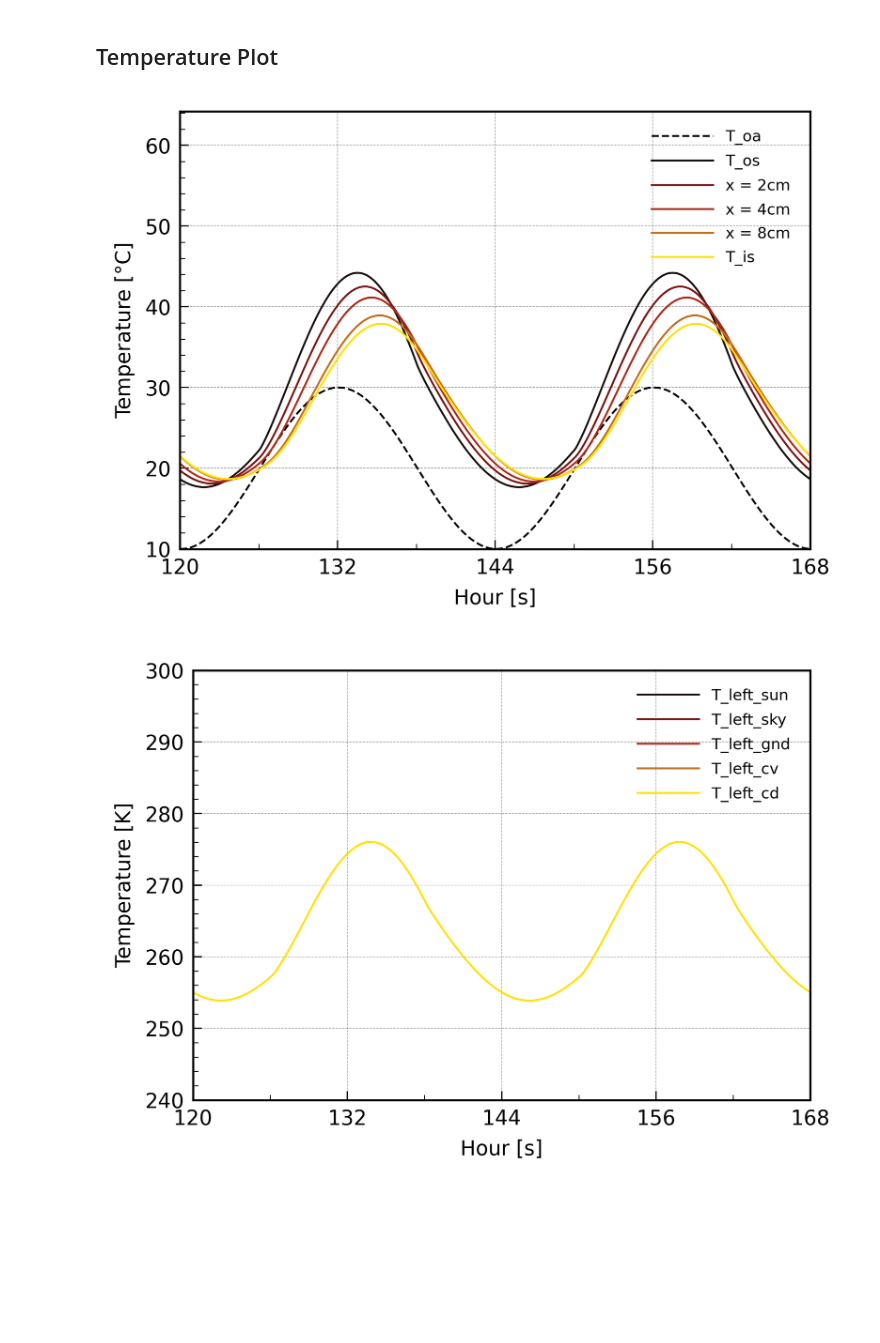
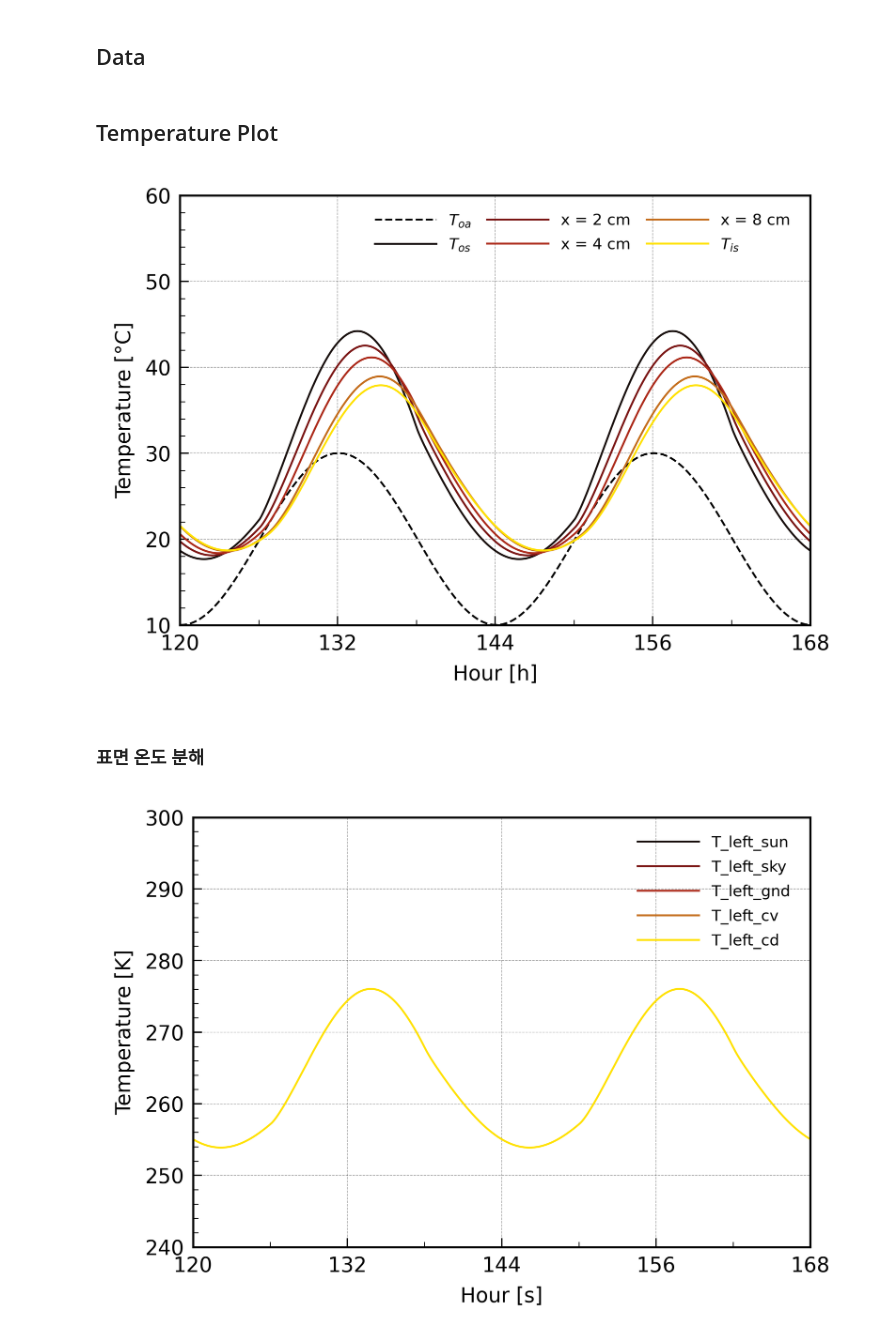
Before and after one commit to Woong233/Exergy, a Jupyter notebook: coding/엑서지 플랏.ipynb, the cells around one changed output. Drawn from its saved outputs; the diff is of its cells as text; code cells hidden in the pictures; blank space fills up the shorter version.

```diff
--- a/coding/엑서지 플랏.ipynb
+++ b/coding/엑서지 플랏.ipynb
@@ -110,4 +136,6 @@ t = 10
 hour_to_sec = 3600
 time_list = [t*i/hour_to_sec for i in range(len(df_T_node_data.iloc[:,[0]]))]
 duration = len((df_T_node_data.iloc[:,[0]]))*t/hour_to_sec
+# %% [markdown]
+## Data
 # %%
@@ -227,12 +229,12 @@ def plot(node1, node2, node3, node4, node5, node6, node_count, plot_label):
     xint = [duration/14]*nfigs #tick Y_int
     xmar = [0]*nfigs
 
-    ymin = [Y_min]*nfigs
-    ymax = [Y_max+20]*nfigs
+    ymin = [10]*nfigs
+    ymax = [60]*nfigs
     yint = [10]*nfigs
     ymar = [0]*nfigs
 
-    xlabel = ["Hour [s]"]*nfigs
+    xlabel = ["Hour [h]"]*nfigs
     ylabel = ["Temperature [°C]"]*nfigs
 
     # 플랏 그리기
@@ -280,7 +282,7 @@ def plot(node1, node2, node3, node4, node5, node6, node_count, plot_label):
             legorder1 = range(len(handles))
             ax[ridx,cidx].legend([handles[idx] for idx in legorder1],
                                 [labels[idx] for idx in legorder1],
-                                loc='upper right', ncol=1, bbox_to_anchor=(0.99, 0.99), frameon=False,
+                                loc='upper right', ncol=3, bbox_to_anchor=(0.99, 0.99), frameon=False,
                                 edgecolor='None', facecolor='None',
                                 fontsize=6, fancybox=False,
                                 columnspacing= 1.05, labelspacing=0.6,
@@ -300,9 +302,9 @@ def plot(node1, node2, node3, node4, node5, node6, node_count, plot_label):
     plt.savefig('../data/temp.svg', format='svg')
 # %%
 plot(T_oa, T_os, T_2, T_4, T_8, T_is, 6,
-     ("T_oa", "T_os", "x = 2cm", "x = 4cm", "x = 8cm", "T_is"))
+     ("${T_{oa}}$", "${T_{os}}$", "x = 2 cm", "x = 4 cm", "x = 8 cm", "${T_{is}}$"))
 # %% [output]
-[figure, old version]
+[figure, new version]
 # %%
 from cProfile import label
 
@@ -422,6 +424,8 @@ def plot(node1, node2, node3, node4, node5, node_count, plot_label):
     plt.subplots_adjust(hspace=0.35, wspace=0.35)
 
     plt.savefig('../data/temp.svg', format='svg')
+# %% [markdown]
+### 표면 온도 분해
 # %%
 plot(T_left_sun, T_left_sky, T_left_gnd, T_left_cv, T_left_cd, 5,
      ("T_left_sun", "T_left_sky", "T_left_gnd", "T_left_cv", "T_left_cd"))
```
Also changed, not shown: parts of 22 cells of this notebook, 6 other files.
